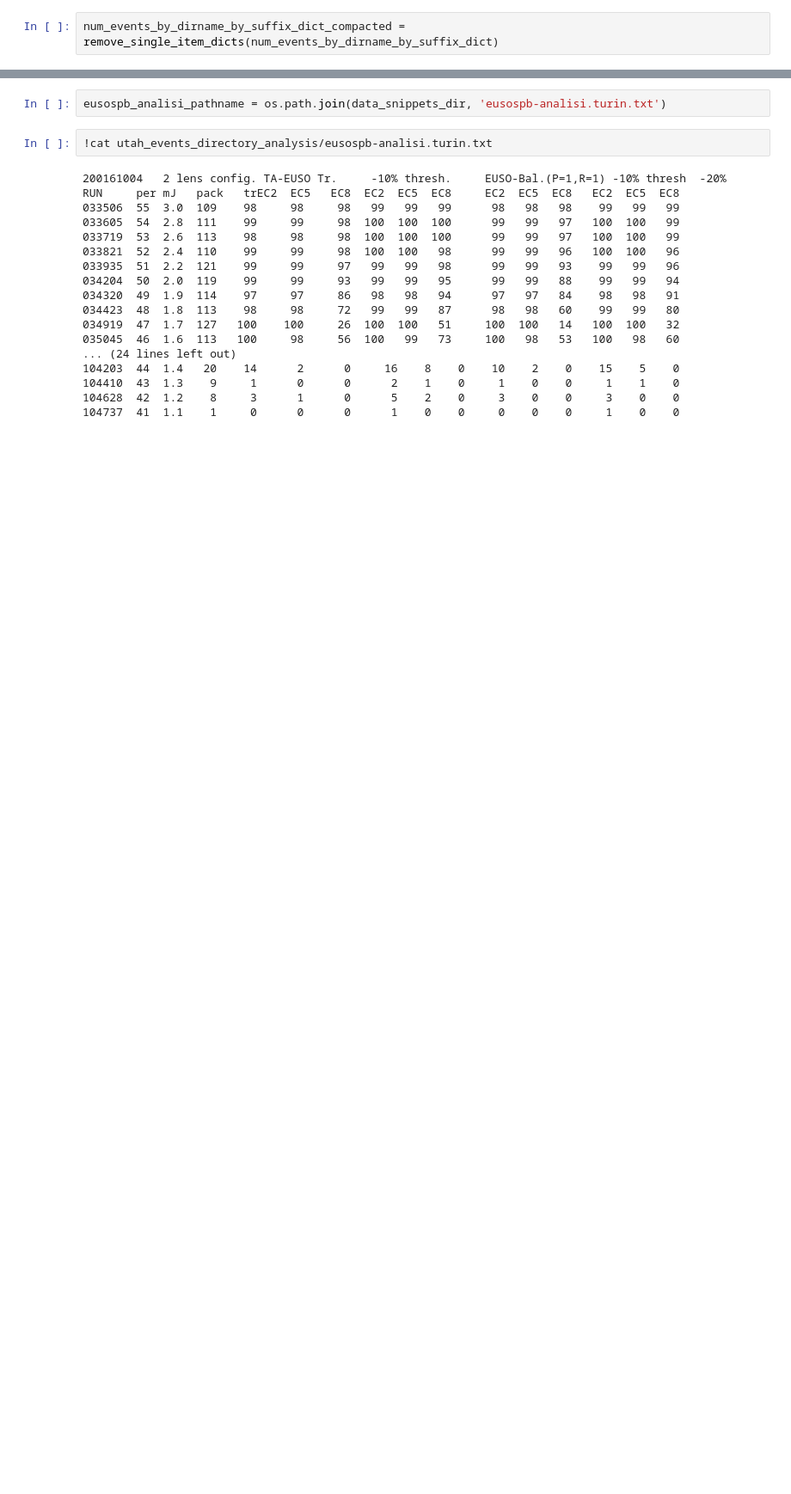
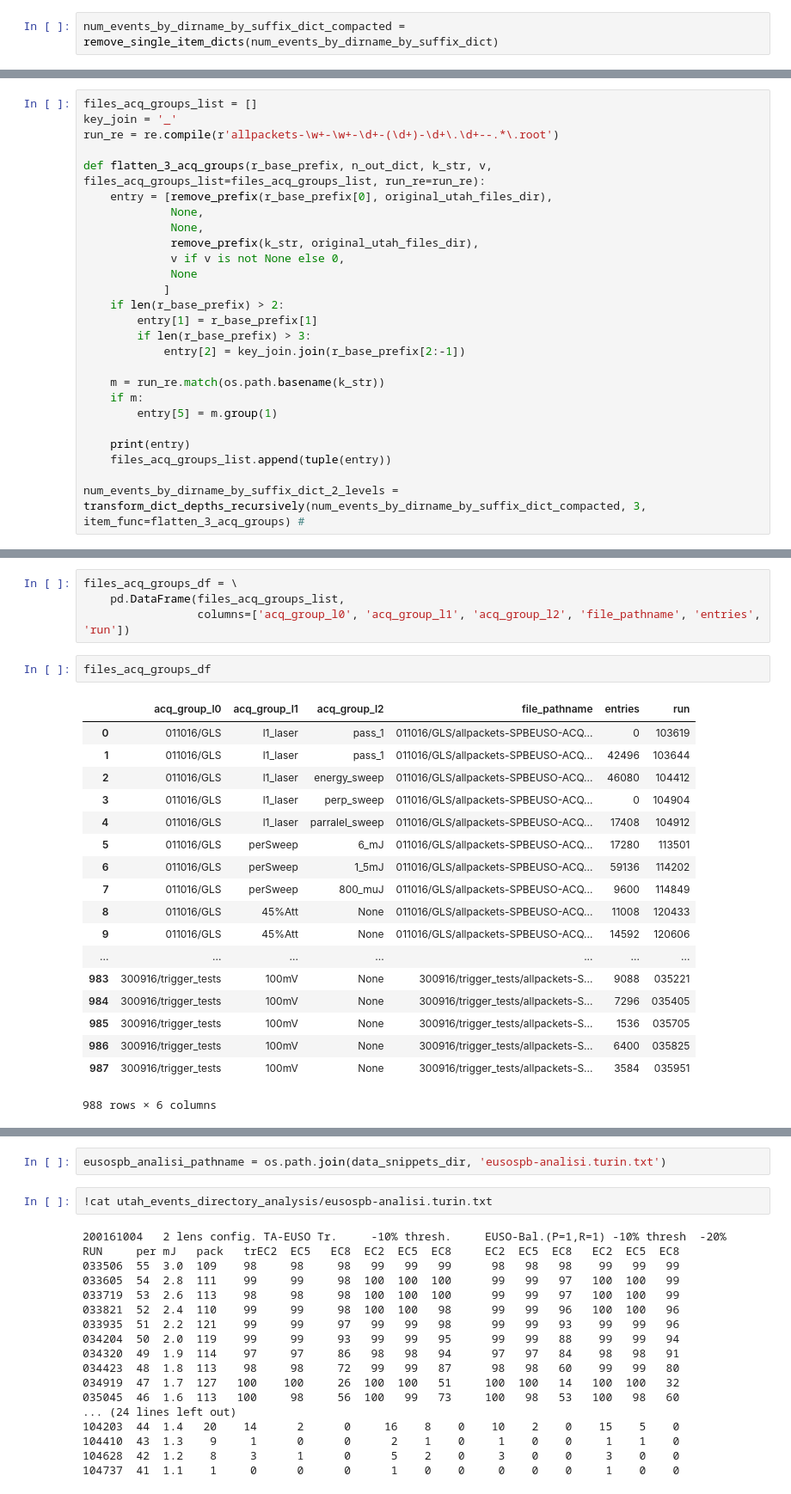
Before and after one commit to vrabelmichal/euso-patt-reco-notebooks, a Jupyter notebook: notebooks/utah_events_directory_analysis.ipynb, the cells around one changed output, grey strips where cells are left out. Shown at 86% size. Drawn from its saved outputs; the diff is of its cells as text; blank space fills up the shorter version.

```diff
--- a/notebooks/utah_events_directory_analysis.ipynb
+++ b/notebooks/utah_events_directory_analysis.ipynb
@@ -273,0 +381,26 @@ print_dicts_recursively(num_events_by_dirname_by_suffix_dict_compacted, original
+# %%
+files_acq_groups_list = []
+key_join = '_'
+run_re = re.compile(r'allpackets-\w+-\w+-\d+-(\d+)-\d+\.\d+--.*\.root')
+
+def flatten_3_acq_groups(r_base_prefix, n_out_dict, k_str, v, files_acq_groups_list=files_acq_groups_list, run_re=run_re):
+    entry = [remove_prefix(r_base_prefix[0], original_utah_files_dir),
+             None,
+             None,
+             remove_prefix(k_str, original_utah_files_dir),
+             v if v is not None else 0,
+             None
+            ]
+    if len(r_base_prefix) > 2:
+        entry[1] = r_base_prefix[1]
+        if len(r_base_prefix) > 3:
+            entry[2] = key_join.join(r_base_prefix[2:-1])
+
+    m = run_re.match(os.path.basename(k_str))
+    if m:
+        entry[5] = m.group(1)
+
+    print(entry)
+    files_acq_groups_list.append(tuple(entry))
+
+num_events_by_dirname_by_suffix_dict_2_levels = transform_dict_depths_recursively(num_events_by_dirname_by_suffix_dict_compacted, 3, item_func=flatten_3_acq_groups) #
@@ -273,0 +463,25 @@ print_dicts_recursively(num_events_by_dirname_by_suffix_dict_compacted, original
+# %%
+files_acq_groups_df = \
+    pd.DataFrame(files_acq_groups_list,
+                 columns=['acq_group_l0', 'acq_group_l1', 'acq_group_l2', 'file_pathname', 'entries', 'run'])
+# %%
+files_acq_groups_df
+# %% [output]
+|  | acq_group_l0 | acq_group_l1 | acq_group_l2 | file_pathname | entries | run |
+| 0 | 011016/GLS | l1_laser | pass_1 | 011016/GLS/allpackets-SPBEUSO-ACQ... | 0 | 103619 |
+| 1 | 011016/GLS | l1_laser | pass_1 | 011016/GLS/allpackets-SPBEUSO-ACQ... | 42496 | 103644 |
+| 2 | 011016/GLS | l1_laser | energy_sweep | 011016/GLS/allpackets-SPBEUSO-ACQ... | 46080 | 104412 |
+| 3 | 011016/GLS | l1_laser | perp_sweep | 011016/GLS/allpackets-SPBEUSO-ACQ... | 0 | 104904 |
+| 4 | 011016/GLS | l1_laser | parralel_sweep | 011016/GLS/allpackets-SPBEUSO-ACQ... | 17408 | 104912 |
+| 5 | 011016/GLS | perSweep | 6_mJ | 011016/GLS/allpackets-SPBEUSO-ACQ... | 17280 | 113501 |
+| 6 | 011016/GLS | perSweep | 1_5mJ | 011016/GLS/allpackets-SPBEUSO-ACQ... | 59136 | 114202 |
+| 7 | 011016/GLS | perSweep | 800_muJ | 011016/GLS/allpackets-SPBEUSO-ACQ... | 9600 | 114849 |
+| 8 | 011016/GLS | 45%Att | None | 011016/GLS/allpackets-SPBEUSO-ACQ... | 11008 | 120433 |
+| 9 | 011016/GLS | 45%Att | None | 011016/GLS/allpackets-SPBEUSO-ACQ... | 14592 | 120606 |
+| ... | ... | ... | ... | ... | ... | ... |
+| 983 | 300916/trigger_tests | 100mV | None | 300916/trigger_tests/allpackets-S... | 9088 | 035221 |
+| 984 | 300916/trigger_tests | 100mV | None | 300916/trigger_tests/allpackets-S... | 7296 | 035405 |
+| 985 | 300916/trigger_tests | 100mV | None | 300916/trigger_tests/allpackets-S... | 1536 | 035705 |
+| 986 | 300916/trigger_tests | 100mV | None | 300916/trigger_tests/allpackets-S... | 6400 | 035825 |
+| 987 | 300916/trigger_tests | 100mV | None | 300916/trigger_tests/allpackets-S... | 3584 | 035951 |
+988 rows × 6 columns
```
Also changed, not shown: parts of 16 cells of this notebook, 3 other files.
